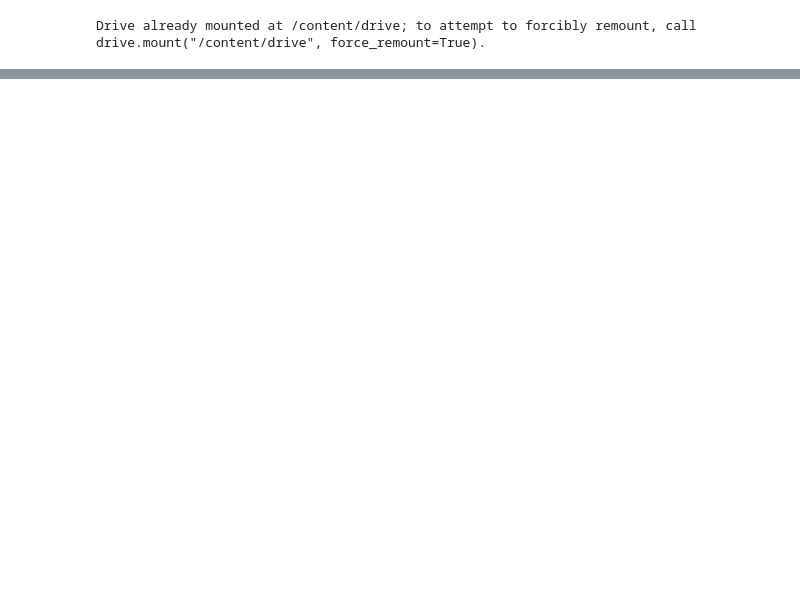
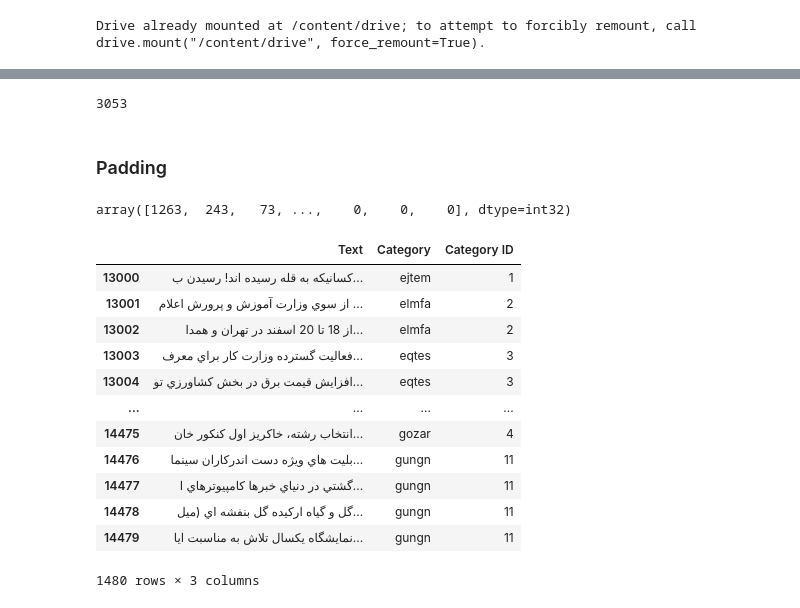
Before and after one commit to AliKarimiENT/CSP-ArtificialIntelligence-UT, a Jupyter notebook: Hamshahri_News_Classification.ipynb, the cells around one changed output, grey strips where cells are left out. Drawn from its saved outputs; the diff is of its cells as text; code cells hidden in the pictures; blank space fills up the shorter version.

```diff
--- a/Hamshahri_News_Classification.ipynb
+++ b/Hamshahri_News_Classification.ipynb
@@ -75,0 +297,8 @@ with open('/content/train.csv','w',encoding = 'UTF8',newline='') as file:
+# %%
+# Find maximum length of training sentences
+max_length = max([len(s.split()) for s in train_docs])
+max_length
+# %% [output]
+3053
+# %% [markdown]
+### Padding
@@ -75,0 +308,4 @@ with open('/content/train.csv','w',encoding = 'UTF8',newline='') as file:
+# %%
+x_train_padded[1]
+# %% [output]
+array([1263,  243,   73, ...,    0,    0,    0], dtype=int32)
@@ -75,0 +315,18 @@ with open('/content/train.csv','w',encoding = 'UTF8',newline='') as file:
+# %%
+import random
+valid_set = pd.read_csv('/content/train.csv', encoding='utf-8')[13000:14480]
+valid_set
+# %% [output]
+|  | Text | Category | Category ID |
+| 13000 | كسانيكه به قله رسيده اند! رسيدن ب... | ejtem | 1 |
+| 13001 | از سوي وزارت آموزش و پرورش اعلام ... | elmfa | 2 |
+| 13002 | از 18 تا 20 اسفند در تهران و همدا... | elmfa | 2 |
+| 13003 | فعاليت گسترده وزارت كار براي معرف... | eqtes | 3 |
+| 13004 | افزايش قيمت برق در بخش كشاورزي تو... | eqtes | 3 |
+| ... | ... | ... | ... |
+| 14475 | انتخاب رشته، خاكريز اول كنكور خان... | gozar | 4 |
+| 14476 | بليت هاي ويژه دست اندركاران سينما... | gungn | 11 |
+| 14477 | گشتي در دنياي خبرها كامپيوترهاي ا... | gungn | 11 |
+| 14478 | گل و گياه اركيده گل بنفشه اي (ميل... | gungn | 11 |
+| 14479 | نمايشگاه يكسال تلاش به مناسبت ايا... | gungn | 11 |
+1480 rows × 3 columns
```
Also changed, not shown: parts of 38 cells of this notebook.
